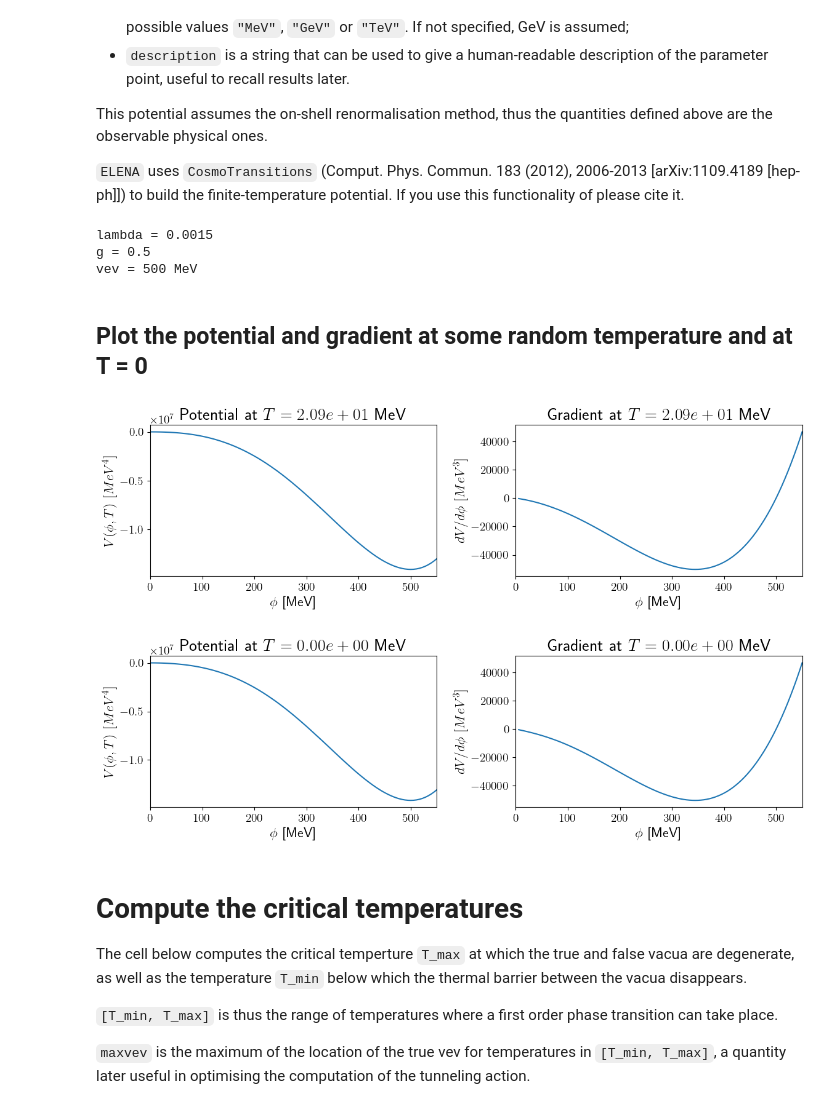
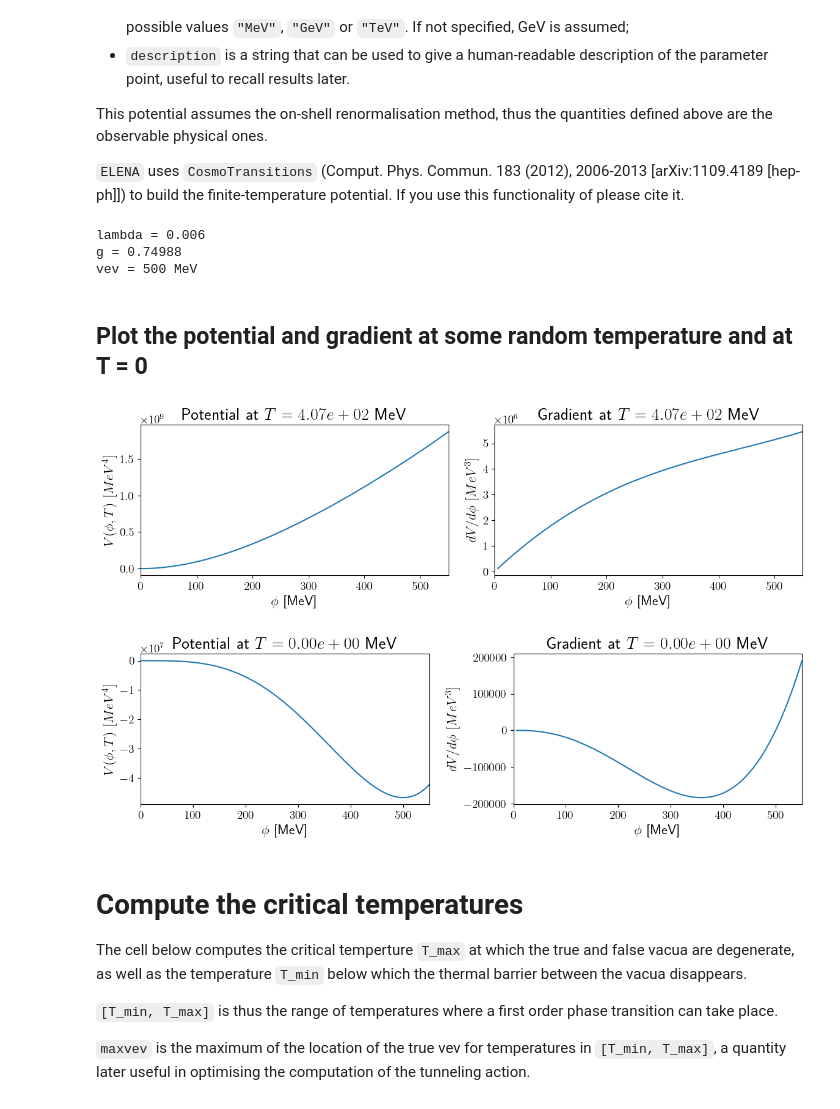
Before and after one commit to casheh-UNL/ELENA, a Jupyter notebook: examples/phase_transition.ipynb, the cells around one changed output. Drawn from its saved outputs; the diff is of its cells as text; code cells hidden in the pictures.

```diff
--- a/examples/phase_transition.ipynb
+++ b/examples/phase_transition.ipynb
@@ -55,7 +55,7 @@ vev, units = 500, "MeV"
 description = "Fast"
 
 # Alternatively, these are the bechmark points presented in arXiv:2501.15649 [hep-ph]
-#lambda_, g, vev, units, description  = 6e-3, 0.74988, 500, "MeV", "Slow" # BP1
+lambda_, g, vev, units, description  = 6e-3, 0.74988, 500, "MeV", "Slow" # BP1
 # lambda_, g, vev, units, description  = 6e-3, 0.74982, 1000, "MeV", "BP2"
 # lambda_, g, vev, units, description  = 6e-3, 0.74972, 3, "GeV", "BP3"
 # lambda_, g, vev, units, description  = 1e-2, 0.85412, 1, "GeV", "BP4"
@@ -75,13 +75,17 @@ print(f"lambda = {lambda_}")
 print(f"g = {g}")
 print(f"vev = {vev} {units}")
 # %% [output]
-lambda = 0.0015
-g = 0.5
+lambda = 0.006
+g = 0.74988
 vev = 500 MeV
 # %% [markdown]
 ## Plot the potential and gradient at some random temperature and at T = 0
 # %%
 import matplotlib.pyplot as plt
+
+import warnings
+warnings.filterwarnings("ignore", category=SyntaxWarning)
+
 # Set global font size parameters
 plt.rcParams.update({
     'font.size': 18,              # Base font size
@@ -93,37 +97,37 @@ plt.rcParams.update({
     'legend.fontsize': 14,        # Legend font size
     'figure.titlesize': 20,        # Figure title size
     'text.usetex': True,          # Use LaTeX for all text rendering
-    'text.latex.preamble': r'\usepackage{amsmath}'  # Use AMS math for LaTeX
+    'text.latex.preamble': r'\usepackage{amsmath,amssymb,bm}'
 })
 
 T = np.random.uniform(0, vev)
 
 phi = np.linspace(0, 1.1 * vev, 100)
 phi = phi.reshape(-1,1)
 
 for t in [T, 0]:
     v = V(phi, t)
     dv = dV(phi, t)
 
     fig, axes = plt.subplots(1, 2, figsize=(12, 4))
     axes[0].plot(phi, v)
     axes[0].set_title(f"Potential at $T = {t:.2e}$ {units}")
-    axes[0].set_xlabel(f"$\phi$ [{units}]")
+    axes[0].set_xlabel(fr"$\phi$ [{units}]")
     axes[0].set_ylabel(f"$V(\phi, T)$ $[{units}^{4}]$")
 
     axes[1].plot(phi[1::], dv[1::])
     axes[1].set_title(f"Gradient at $T = {t:.2e}$ {units}")
     axes[1].set_xlabel(f"$\phi$ [{units}]")
     axes[1].set_ylabel(f"$dV/d\phi$ $[{units}^{3}]$")
 
     for ax in axes:
         ax.set_xlim(phi[0], phi[-1])
 
     plt.tight_layout()
     plt.show()
 # %% [output]
-[figure, old version]
+[figure, new version]
-[figure, old version]
+[figure, new version]
 # %% [markdown]
 # Compute the critical temperatures
 
```
Also changed, not shown: parts of 25 cells of this notebook, 36 other files.
